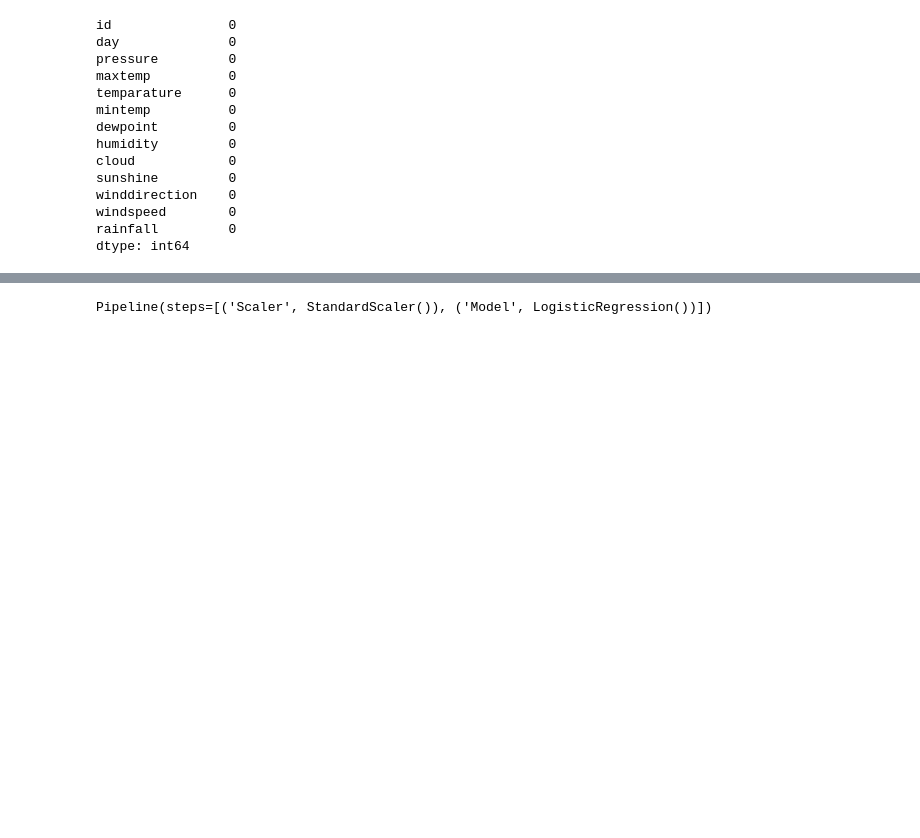
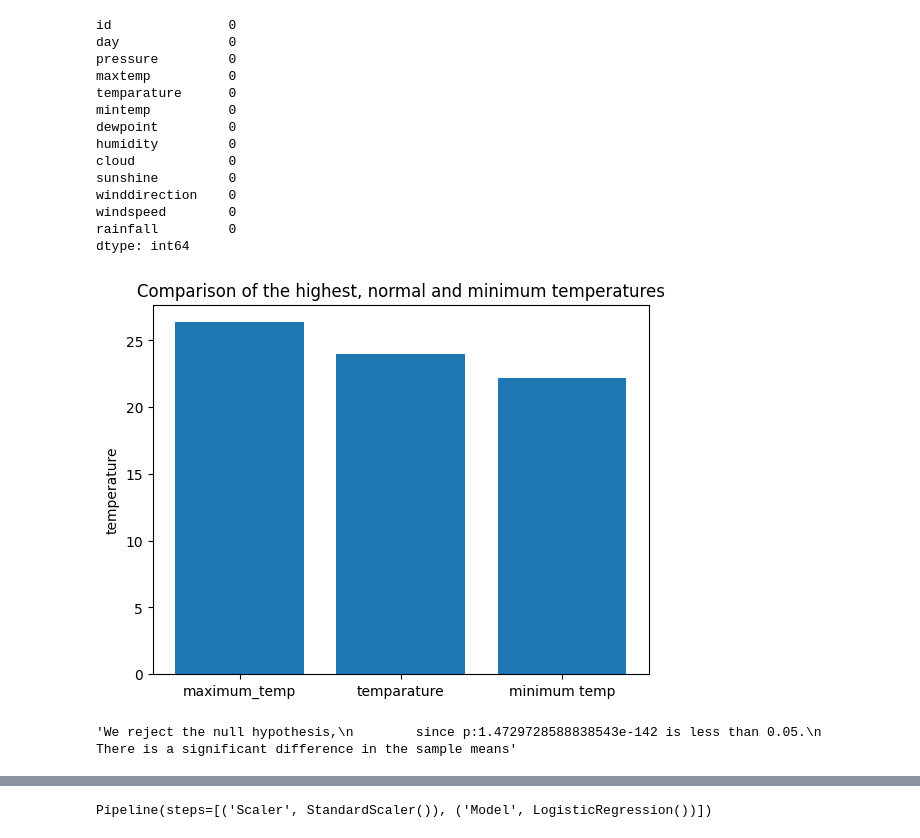
Before and after one commit to Seryabiz/PHASE_5_CAPSTONE_PROJECT, a Jupyter notebook: Notebooks/Rawlings.ipynb, the cells around one changed output, grey strips where cells are left out. Drawn from its saved outputs; the diff is of its cells as text; code cells hidden in the pictures; blank space fills up the shorter version.

```diff
--- a/Notebooks/Rawlings.ipynb
+++ b/Notebooks/Rawlings.ipynb
@@ -102,0 +103,28 @@ dtype: int64
+# %%
+x = ('maximum_temp','temparature','minimum temp')
+y = (df_train['maxtemp'].mean(),
+     df_train['temparature'].mean(),
+     df_train['mintemp'].mean())
+fig,ax = plt.subplots()
+ax.bar(x,y)
+ax.set_ylabel('temperature')
+ax.set_title('Comparison of the highest, normal and minimum temperatures');
+# %% [output]
+[figure, added]
+# %%
+# testing whether there is a significant difference in the max, temp and min
+def Decision(test_results):
+    if test_results[1] > 0.05:
+        return f'''We fail to reject the null hypothesis,
+        since p:{test_results[1]} is greater than 0.05.
+        There is no significant difference in the sample means'''
+    else:
+        return f'''We reject the null hypothesis,
+        since p:{test_results[1]} is less than 0.05.
+        There is a significant difference in the sample means'''
+anovatest_results = f_oneway(df_train['maxtemp'],
+                        df_train['temparature'],
+                        df_train['mintemp'])
+Decision(anovatest_results)
+# %% [output]
+'We reject the null hypothesis,\n        since p:1.4729728588838543e-142 is less than 0.05.\n        There is a significant difference in the sample means'
```
Also changed, not shown: parts of 14 cells of this notebook.
